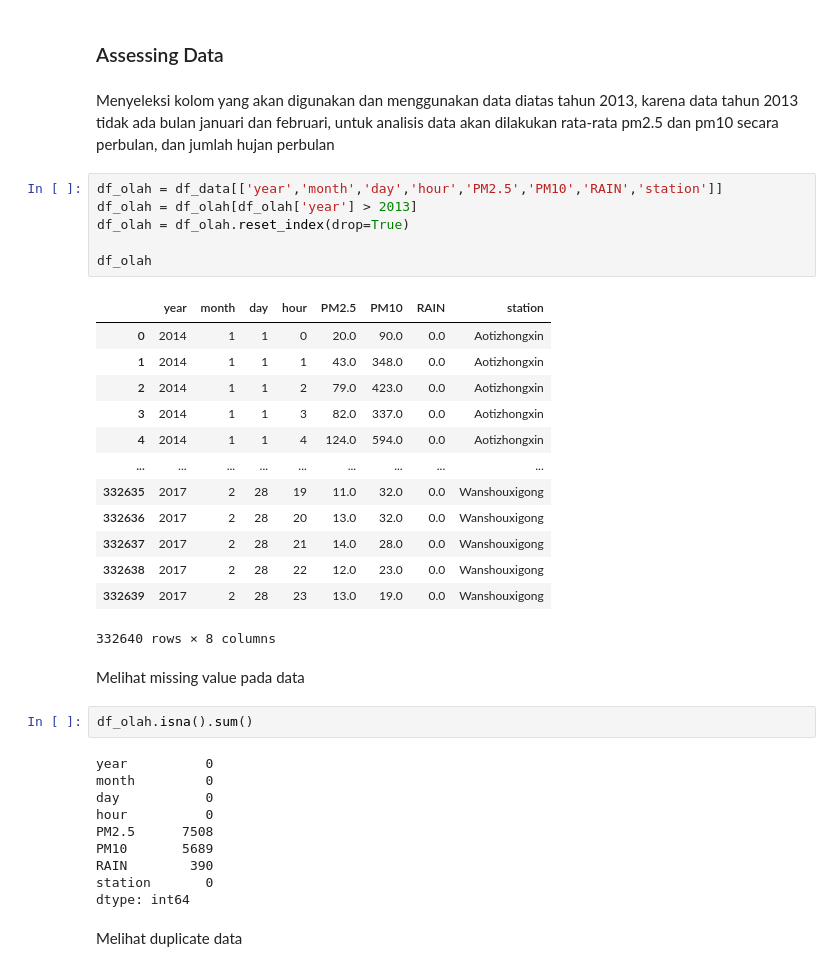
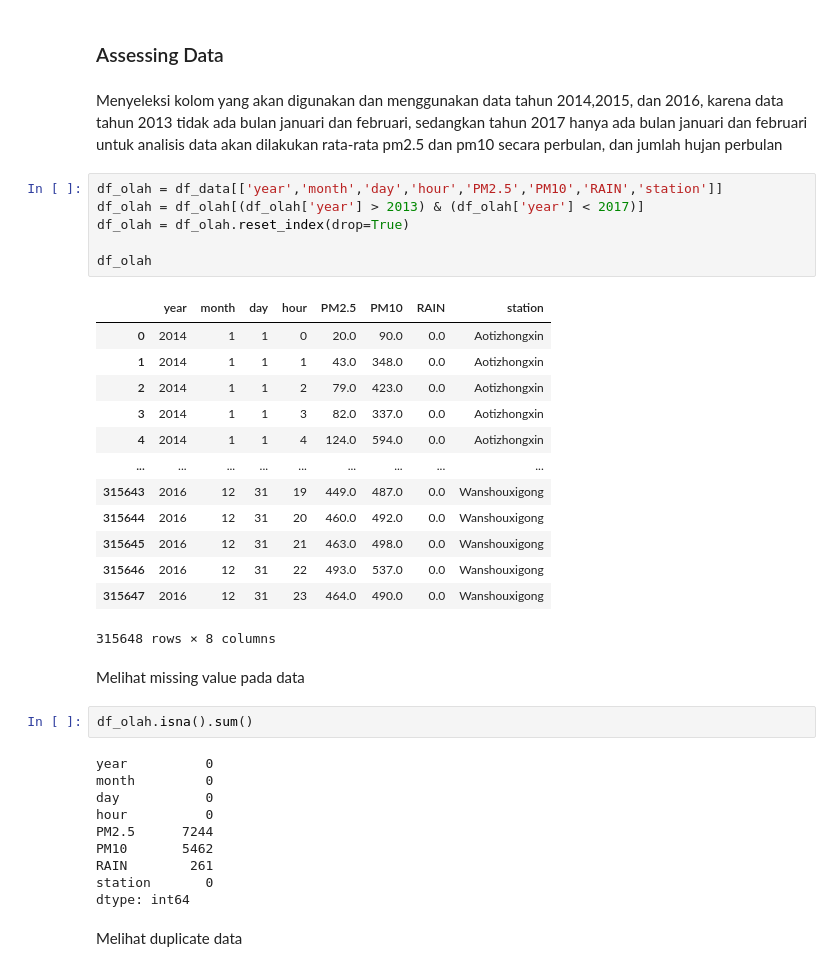
Before and after one commit to adhityah/tugas_akhir_analisis_data, a Jupyter notebook: notebook.ipynb, the cells around one changed output. Drawn from its saved outputs; the diff is of its cells as text.

```diff
--- a/notebook.ipynb
+++ b/notebook.ipynb
@@ -60,30 +60,30 @@ memory usage: 57.8+ MB
 # %% [markdown]
 ### Assessing Data
 # %% [markdown]
-Menyeleksi kolom yang akan digunakan dan menggunakan data diatas tahun 2013,
-karena data tahun 2013 tidak ada bulan januari dan februari,
+Menyeleksi kolom yang akan digunakan dan menggunakan data tahun 2014,2015, dan 2016,
+karena data tahun 2013 tidak ada bulan januari dan februari, sedangkan tahun 2017 hanya ada bulan januari dan februari
 untuk analisis data akan dilakukan rata-rata pm2.5 dan pm10 secara perbulan,
 dan jumlah hujan perbulan
 # %%
 df_olah = df_data[['year','month','day','hour','PM2.5','PM10','RAIN','station']]
-df_olah = df_olah[df_olah['year'] > 2013]
+df_olah = df_olah[(df_olah['year'] > 2013) & (df_olah['year'] < 2017)]
 df_olah = df_olah.reset_index(drop=True)
 
 df_olah
 # %% [output]
 |  | year | month | day | hour | PM2.5 | PM10 | RAIN | station |
 | 0 | 2014 | 1 | 1 | 0 | 20.0 | 90.0 | 0.0 | Aotizhongxin |
 | 1 | 2014 | 1 | 1 | 1 | 43.0 | 348.0 | 0.0 | Aotizhongxin |
 | 2 | 2014 | 1 | 1 | 2 | 79.0 | 423.0 | 0.0 | Aotizhongxin |
 | 3 | 2014 | 1 | 1 | 3 | 82.0 | 337.0 | 0.0 | Aotizhongxin |
 | 4 | 2014 | 1 | 1 | 4 | 124.0 | 594.0 | 0.0 | Aotizhongxin |
 | ... | ... | ... | ... | ... | ... | ... | ... | ... |
-| 332635 | 2017 | 2 | 28 | 19 | 11.0 | 32.0 | 0.0 | Wanshouxigong |
-| 332636 | 2017 | 2 | 28 | 20 | 13.0 | 32.0 | 0.0 | Wanshouxigong |
-| 332637 | 2017 | 2 | 28 | 21 | 14.0 | 28.0 | 0.0 | Wanshouxigong |
-| 332638 | 2017 | 2 | 28 | 22 | 12.0 | 23.0 | 0.0 | Wanshouxigong |
-| 332639 | 2017 | 2 | 28 | 23 | 13.0 | 19.0 | 0.0 | Wanshouxigong |
+| 315643 | 2016 | 12 | 31 | 19 | 449.0 | 487.0 | 0.0 | Wanshouxigong |
+| 315644 | 2016 | 12 | 31 | 20 | 460.0 | 492.0 | 0.0 | Wanshouxigong |
+| 315645 | 2016 | 12 | 31 | 21 | 463.0 | 498.0 | 0.0 | Wanshouxigong |
+| 315646 | 2016 | 12 | 31 | 22 | 493.0 | 537.0 | 0.0 | Wanshouxigong |
+| 315647 | 2016 | 12 | 31 | 23 | 464.0 | 490.0 | 0.0 | Wanshouxigong |
-332640 rows × 8 columns
+315648 rows × 8 columns
 # %% [markdown]
 Melihat missing value pada data
 # %%
@@ -93,9 +93,9 @@ year          0
 month         0
 day           0
 hour          0
-PM2.5      7508
-PM10       5689
-RAIN        390
+PM2.5      7244
+PM10       5462
+RAIN        261
 station       0
 dtype: int64
 # %% [markdown]
```
Also changed, not shown: parts of 7 cells of this notebook, 2 other files.
